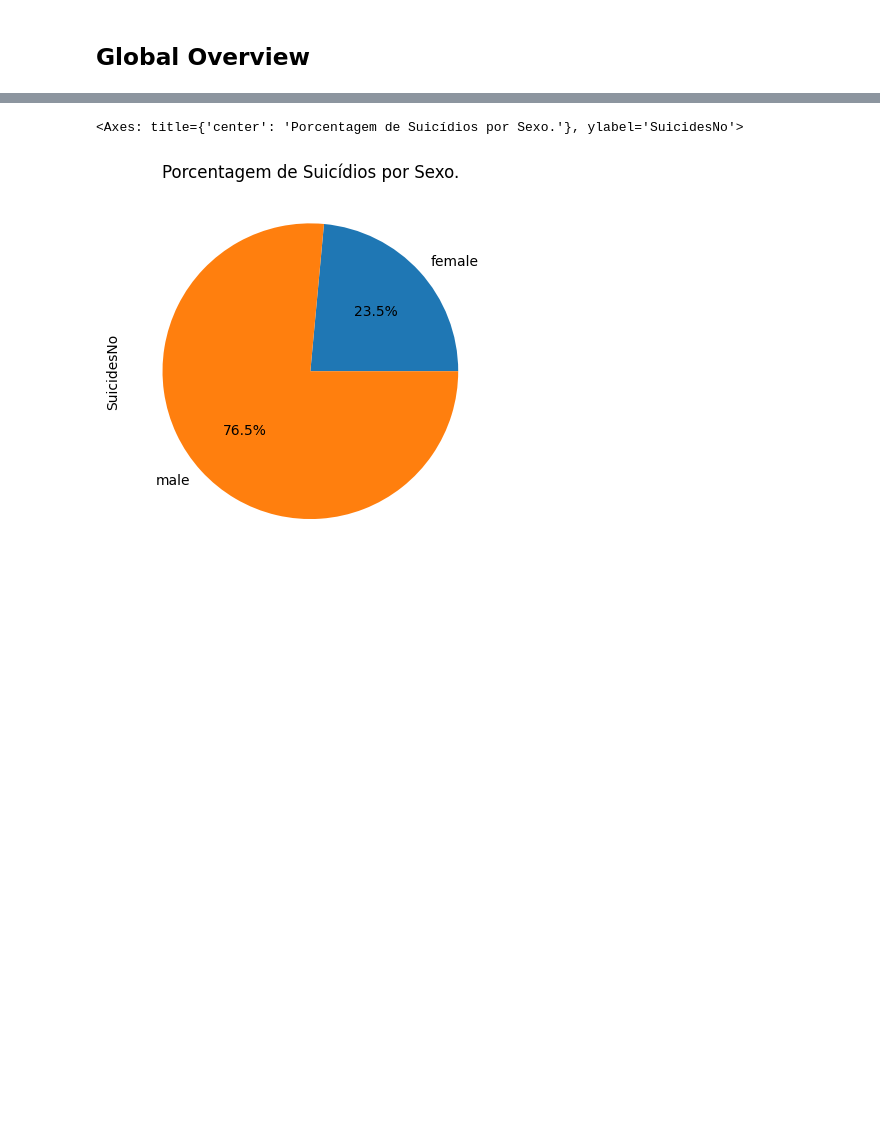
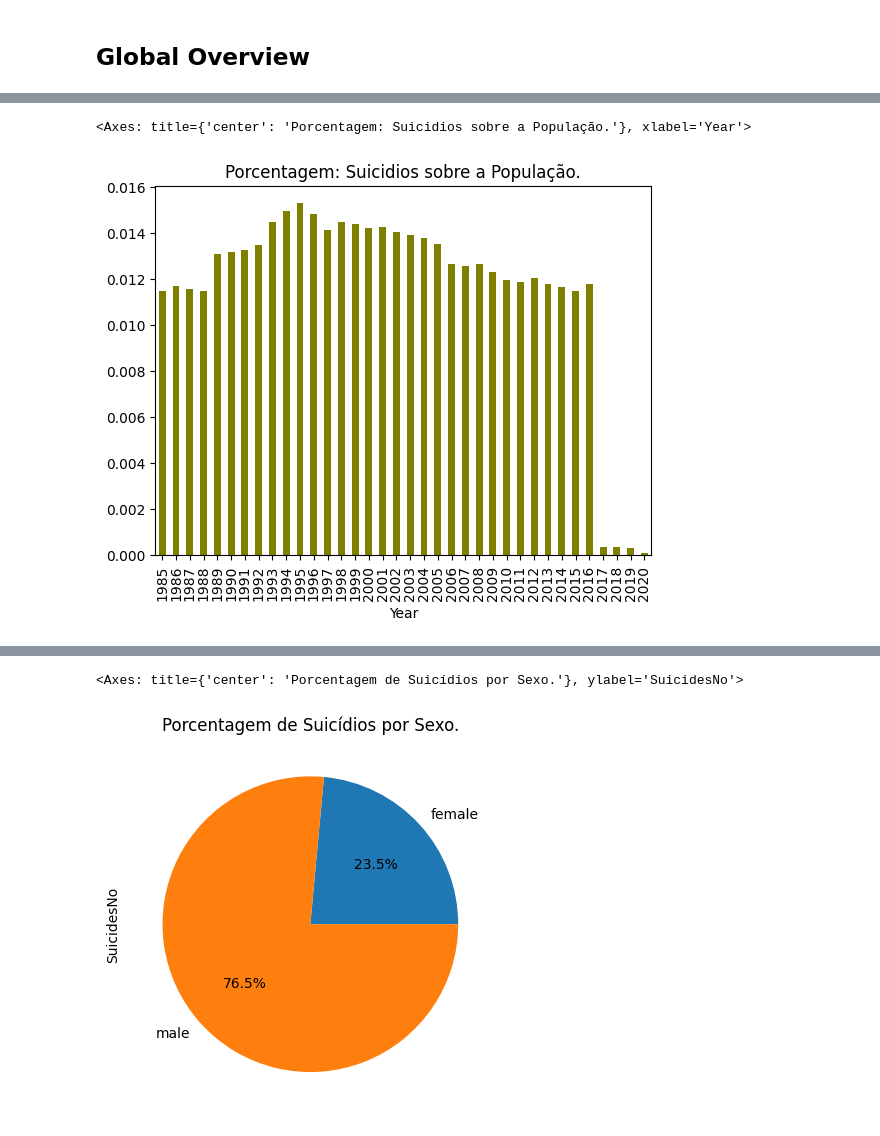
Before and after one commit to Lfagundesnetto/MVP1_Sprint_1_PUC_2023_Leticia-Netto, a Jupyter notebook: MVP1_LeticiaNetto.ipynb, the cells around one changed output, grey strips where cells are left out. Cells and saved outputs as stored; diff of their text form; code cells hidden in the pictures; blank space fills up the shorter version.

```diff
--- a/MVP1_LeticiaNetto.ipynb
+++ b/MVP1_LeticiaNetto.ipynb
@@ -258,0 +287,9 @@ grp_age = df.groupby(['Age']).SuicidesNo.sum()
+# %%
+#calculando porcentagem por ano
+pyr = 100*grp_year / ypop_total
+
+#plotando gráfico de barras
+pyr.plot.bar(title='Porcentagem: Suicidios sobre a População.', color=['olive'])
+# %% [output]
+<Axes: title={'center': 'Porcentagem: Suicidios sobre a População.'}, xlabel='Year'>
+[figure, added]
```
Also changed, not shown: parts of 5 cells of this notebook.
